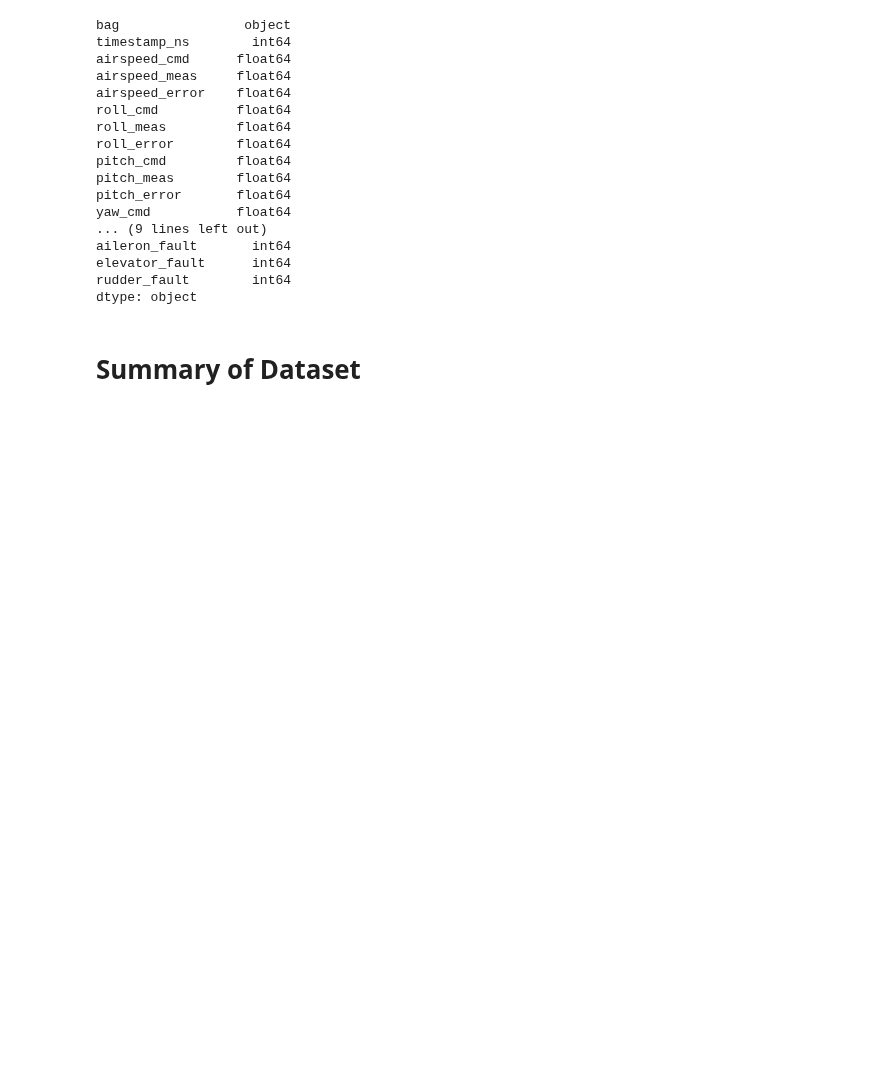
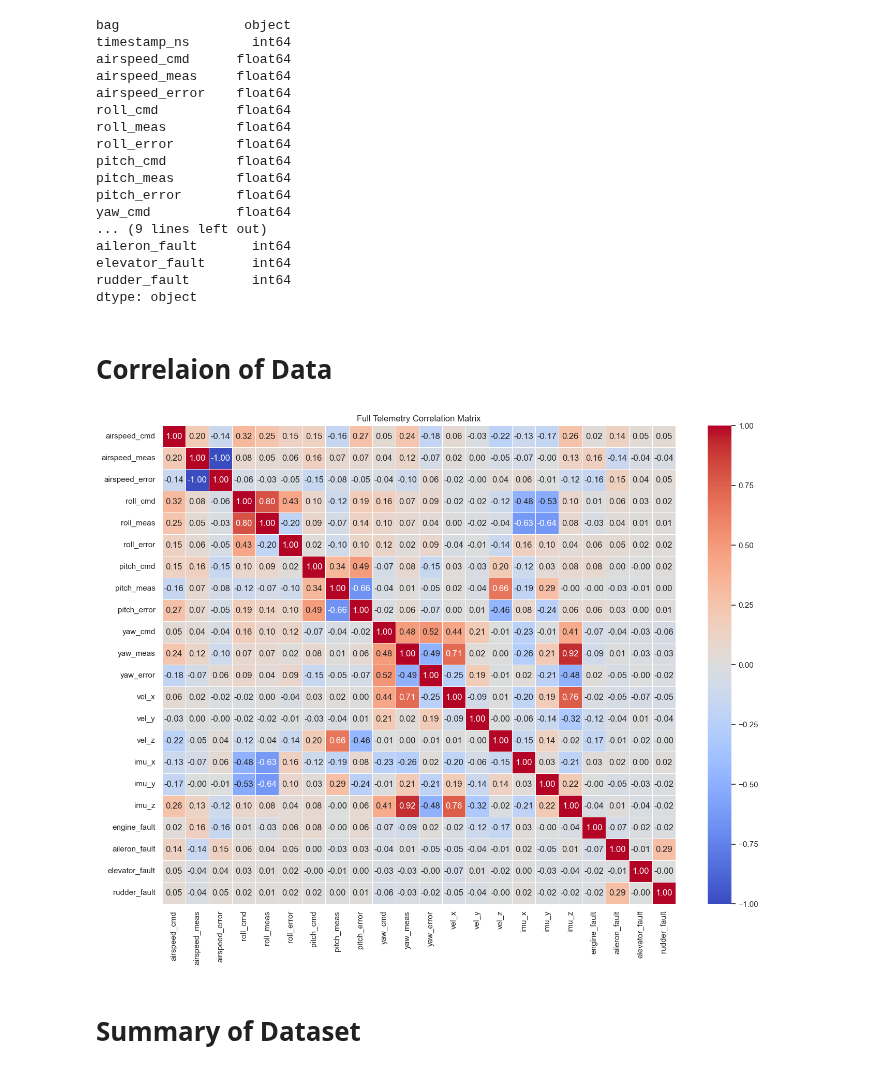
Before and after one commit to Lynn-Myat-Bhone/UAV-flight, a Jupyter notebook: train/feature.ipynb, the cells around one changed output. Drawn from its saved outputs; the diff is of its cells as text; code cells hidden in the pictures; blank space fills up the shorter version.

Commit message:
corr added

```diff
--- a/train/feature.ipynb
+++ b/train/feature.ipynb
@@ -55,6 +55,19 @@ aileron_fault       int64
 elevator_fault      int64
 rudder_fault        int64
 dtype: object
+# %% [markdown]
+# Correlaion of Data
+# %%
+numerical_cols = df.drop(columns=['bag', 'timestamp_ns'], errors='ignore')
+corr_matrix = numerical_cols.corr()
+
+# 2. Plot the comprehensive heatmap
+plt.figure(figsize=(16, 12))
+sns.heatmap(corr_matrix, annot=True, fmt=".2f", cmap="coolwarm", vmin=-1, vmax=1, linewidths=0.5)
+plt.title("Full Telemetry Correlation Matrix")
+plt.show()
+# %% [output]
+[figure, added]
 # %% [markdown]
 # Summary of Dataset
 # %%
```
Also changed, not shown: parts of 3 cells of this notebook, 1 other file.
